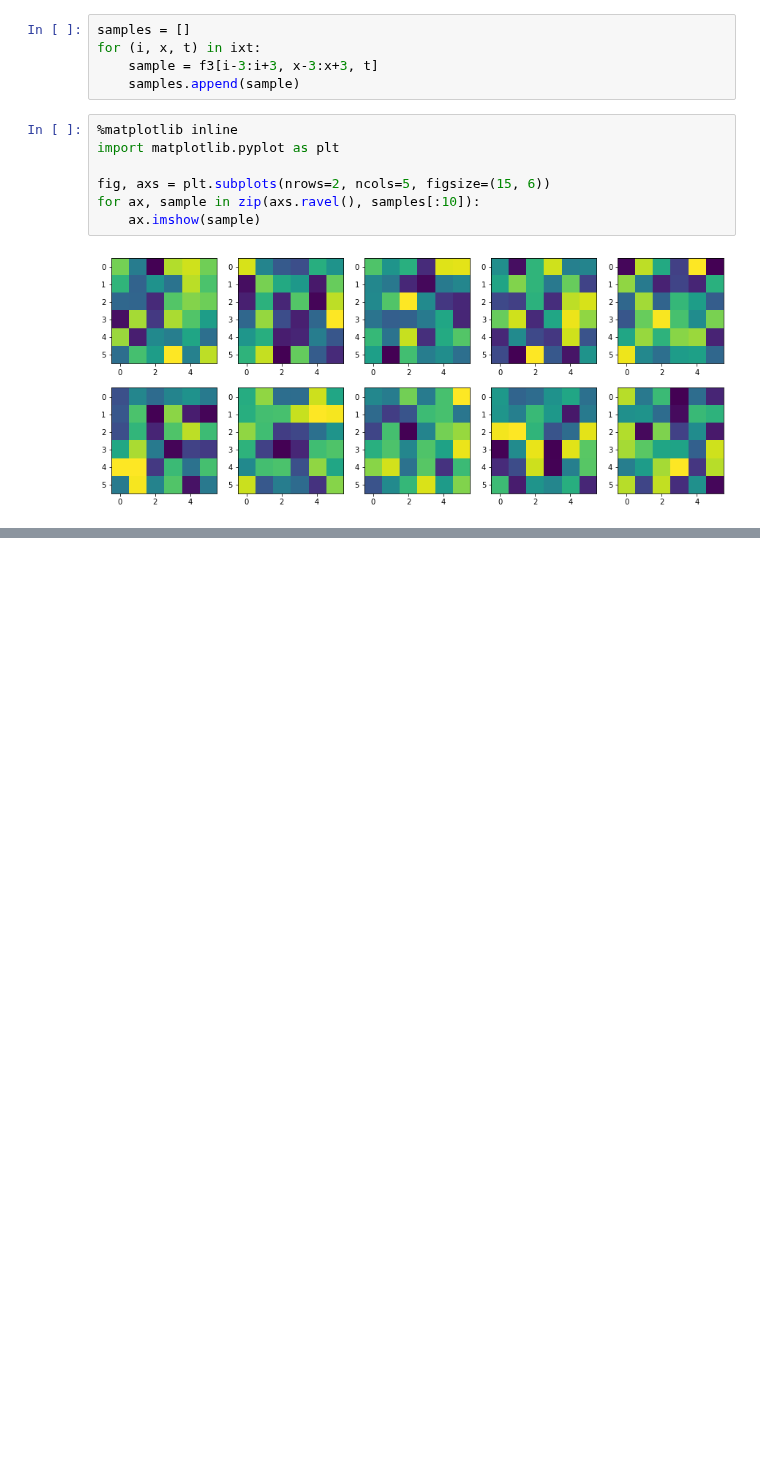
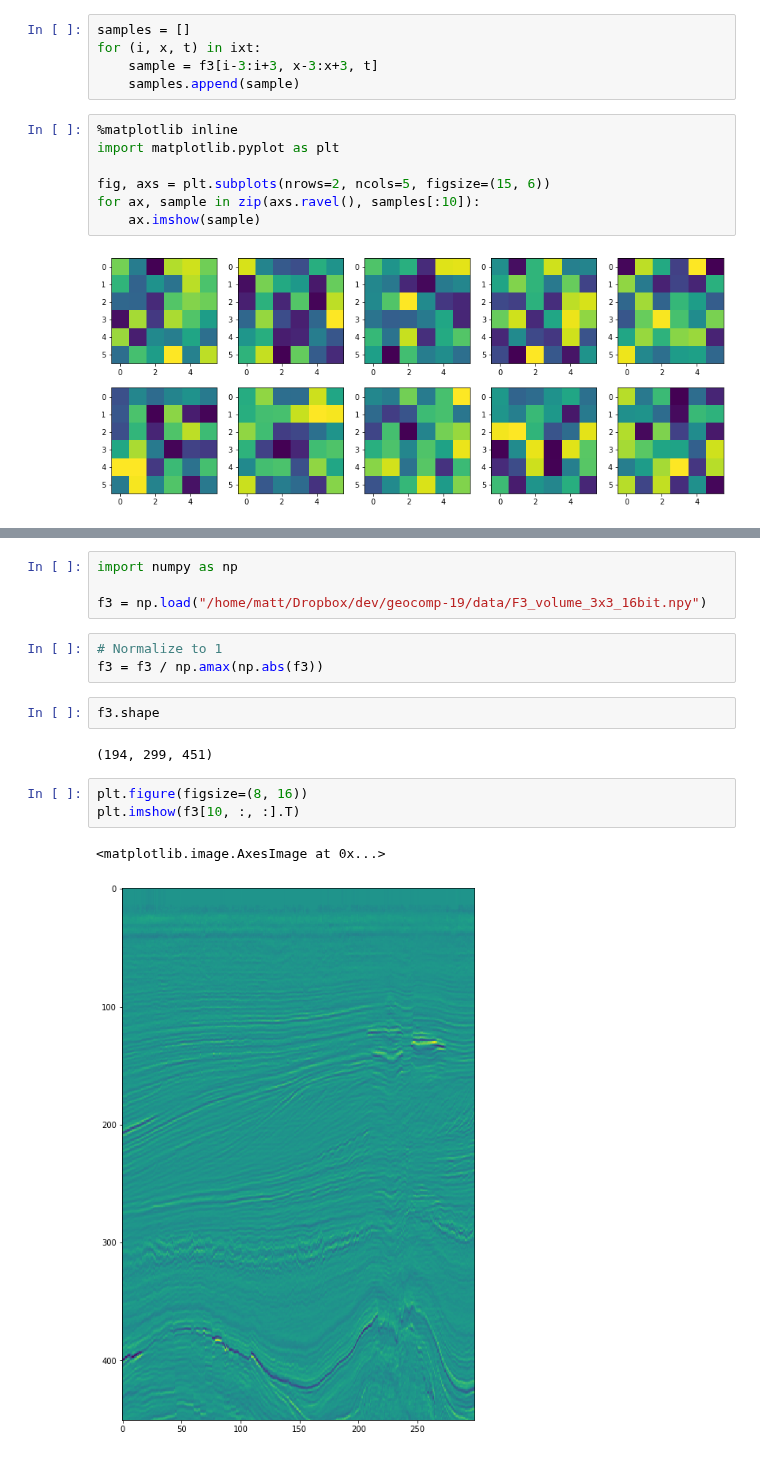
Before and after one commit to kwinkunks/notebooks, a Jupyter notebook: Pointsets_to_seismic_locations_and_subimages.ipynb, the cells around one changed output, grey strips where cells are left out. Saved outputs shown, nothing was run; the diff lists cells and outputs as text; blank space fills up the shorter version.

```diff
--- a/Pointsets_to_seismic_locations_and_subimages.ipynb
+++ b/Pointsets_to_seismic_locations_and_subimages.ipynb
@@ -186,0 +191,17 @@ for ax, sample in zip(axs.ravel(), samples[:10]):
+# %%
+import numpy as np
+
+f3 = np.load("/home/matt/Dropbox/dev/geocomp-19/data/F3_volume_3x3_16bit.npy")
+# %%
+# Normalize to 1
+f3 = f3 / np.amax(np.abs(f3))
+# %%
+f3.shape
+# %% [output]
+(194, 299, 451)
+# %%
+plt.figure(figsize=(8, 16))
+plt.imshow(f3[10, :, :].T)
+# %% [output]
+<matplotlib.image.AxesImage at 0x...>
+[figure, added]
```
Also changed, not shown: parts of 13 cells of this notebook.
